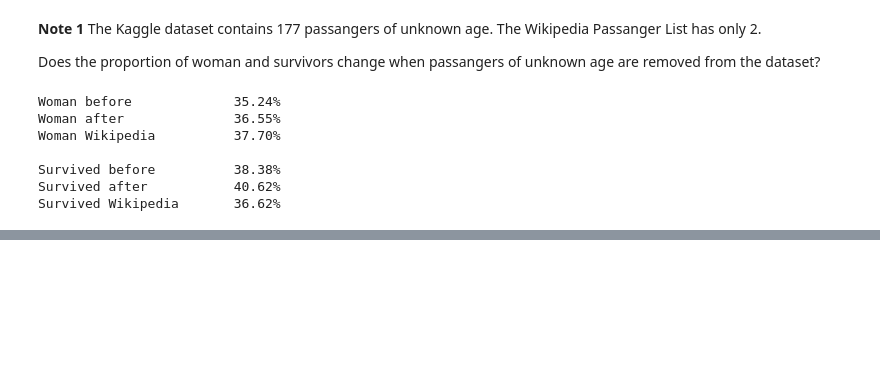
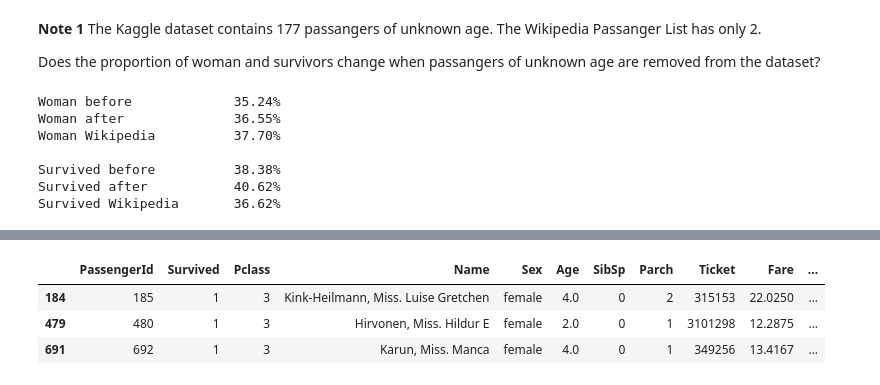
Before and after one commit to popolvar/udacity-dand-P2-titanic, a Jupyter notebook: Konecny P2 - Titanic.ipynb, the cells around one changed output, grey strips where cells are left out. Saved outputs shown, nothing was run; the diff lists cells and outputs as text; code cells hidden in the pictures; blank space fills up the shorter version.

```diff
--- a/Konecny P2 - Titanic.ipynb
+++ b/Konecny P2 - Titanic.ipynb
@@ -208,0 +386,7 @@ passangers_df_age[passangers_df_age["Age"]<=12][["Age","Pclass","Survived"]]
+# %%
+passangers_df_age[passangers_df_age["Ticket"].isin(["3101298","315153","349256"])]
+# %% [output]
+|  | PassengerId | Survived | Pclass | Name | Sex | Age | SibSp | Parch | Ticket | Fare | ... |
+| 184 | 185 | 1 | 3 | Kink-Heilmann, Miss. Luise Gretchen | female | 4.0 | 0 | 2 | 315153 | 22.0250 | ... |
+| 479 | 480 | 1 | 3 | Hirvonen, Miss. Hildur E | female | 2.0 | 0 | 1 | 3101298 | 12.2875 | ... |
+| 691 | 692 | 1 | 3 | Karun, Miss. Manca | female | 4.0 | 0 | 1 | 349256 | 13.4167 | ... |
```
Also changed, not shown: parts of 16 cells of this notebook.
